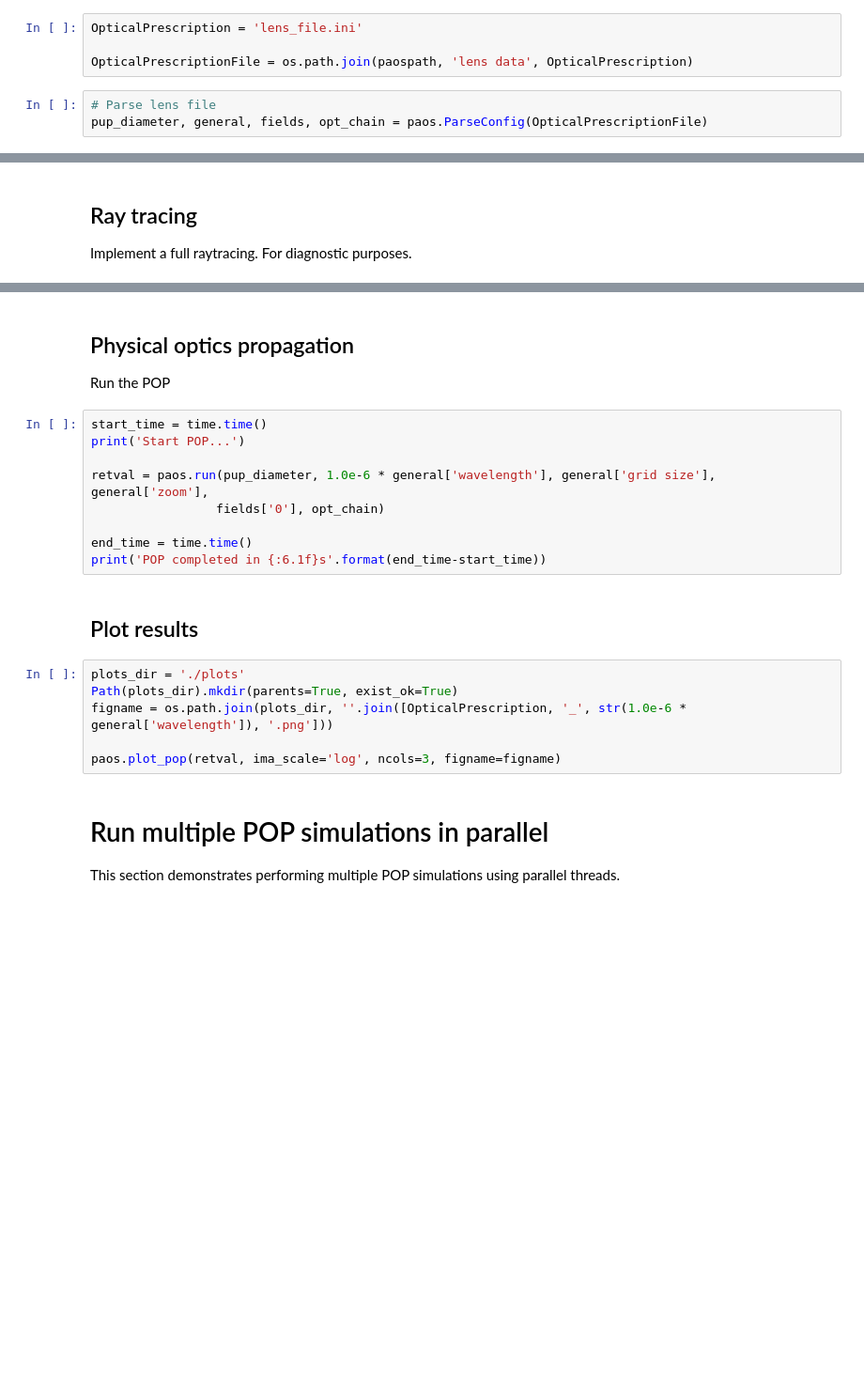
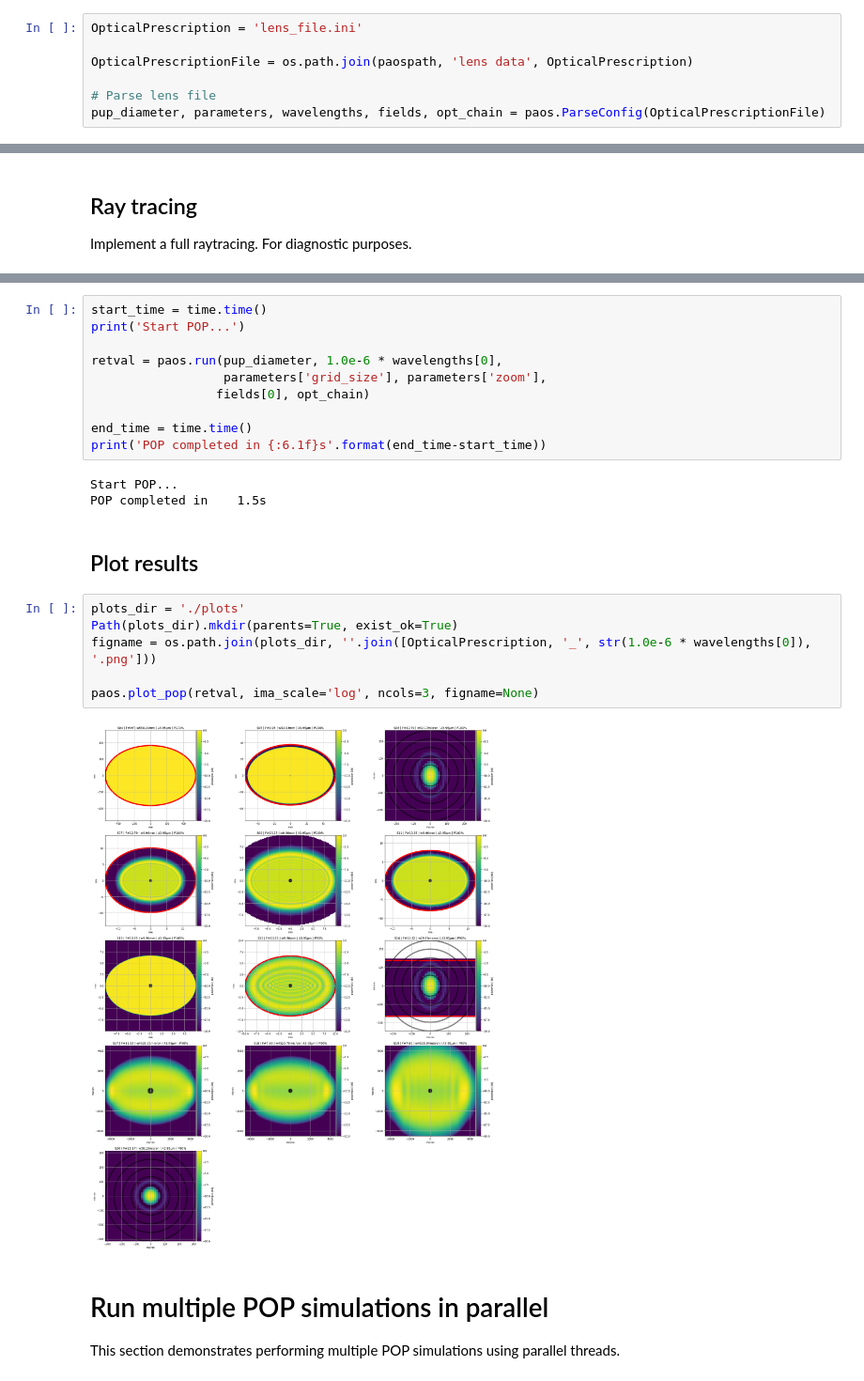
Before and after one commit to arielmission-space/PAOS, a Jupyter notebook: notebook/paos_ariel_example_v04.ipynb, the cells around one changed output, grey strips where cells are left out. Shown at 94% size. Drawn from its saved outputs; the diff is of its cells as text; blank space fills up the shorter version.

```diff
--- a/notebook/paos_ariel_example_v04.ipynb
+++ b/notebook/paos_ariel_example_v04.ipynb
@@ -24,6 +26,6 @@ Define lens file to use
 OpticalPrescription = 'lens_file.ini'
 
 OpticalPrescriptionFile = os.path.join(paospath, 'lens data', OpticalPrescription)
+
+# Parse lens file
+pup_diameter, parameters, wavelengths, fields, opt_chain = paos.ParseConfig(OpticalPrescriptionFile)
-# %%
-# Parse lens file
-pup_diameter, general, fields, opt_chain = paos.ParseConfig(OpticalPrescriptionFile)
@@ -66,24 +81,26 @@ S16 - IMAGE_PLANE     y:  0.014mm ut:-2.095e-04 rad x:  0.000mm us:  0.000 rad
-# %% [markdown]
-## Physical optics propagation
-
-Run the POP
 # %%
 start_time = time.time()
 print('Start POP...')
 
-retval = paos.run(pup_diameter, 1.0e-6 * general['wavelength'], general['grid size'], general['zoom'],
-                 fields['0'], opt_chain)
+retval = paos.run(pup_diameter, 1.0e-6 * wavelengths[0],
+                  parameters['grid_size'], parameters['zoom'],
+                 fields[0], opt_chain)
 
 end_time = time.time()
 print('POP completed in {:6.1f}s'.format(end_time-start_time))
+# %% [output]
+Start POP...
+POP completed in    1.5s
 # %% [markdown]
 ## Plot results
 # %%
 plots_dir = './plots'
 Path(plots_dir).mkdir(parents=True, exist_ok=True)
-figname = os.path.join(plots_dir, ''.join([OpticalPrescription, '_', str(1.0e-6 * general['wavelength']), '.png']))
+figname = os.path.join(plots_dir, ''.join([OpticalPrescription, '_', str(1.0e-6 * wavelengths[0]), '.png']))
 
-paos.plot_pop(retval, ima_scale='log', ncols=3, figname=figname)
+paos.plot_pop(retval, ima_scale='log', ncols=3, figname=None)
+# %% [output]
+[figure, added]
 # %% [markdown]
 # Run multiple POP simulations in parallel
 
```
Also changed, not shown: parts of 4 cells of this notebook, 5 other files.
